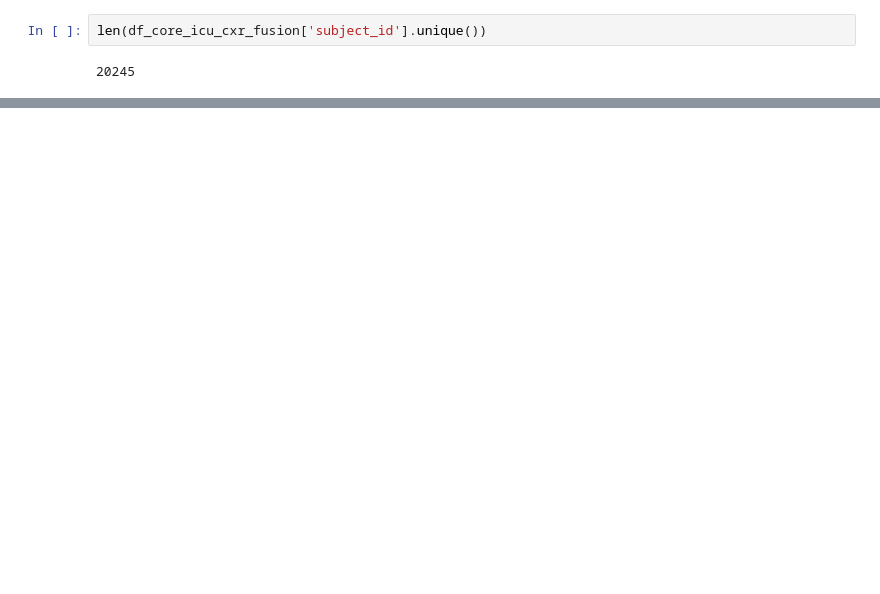
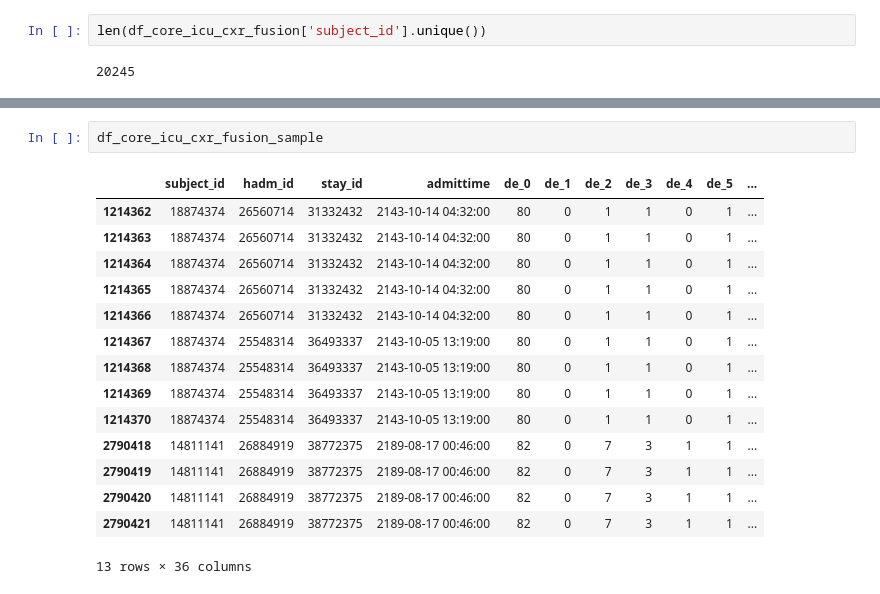
Before and after one commit to BrahimFakri/Patient-Health-Data-Analysis-And-Feature-Extraction-For-Machine-Learning, a Jupyter notebook: notebooks/demographic_embeddings.ipynb, the cells around one changed output, grey strips where cells are left out. Cells and saved outputs as stored; diff of their text form; blank space fills up the shorter version.

```diff
--- a/notebooks/demographic_embeddings.ipynb
+++ b/notebooks/demographic_embeddings.ipynb
@@ -194,0 +245,18 @@ df_core_icu_cxr_fusion.to_csv("df_core_icu_cxr_fusion.csv")
+# %%
+df_core_icu_cxr_fusion_sample
+# %% [output]
+|  | subject_id | hadm_id | stay_id | admittime | de_0 | de_1 | de_2 | de_3 | de_4 | de_5 | ... |
+| 1214362 | 18874374 | 26560714 | 31332432 | 2143-10-14 04:32:00 | 80 | 0 | 1 | 1 | 0 | 1 | ... |
+| 1214363 | 18874374 | 26560714 | 31332432 | 2143-10-14 04:32:00 | 80 | 0 | 1 | 1 | 0 | 1 | ... |
+| 1214364 | 18874374 | 26560714 | 31332432 | 2143-10-14 04:32:00 | 80 | 0 | 1 | 1 | 0 | 1 | ... |
+| 1214365 | 18874374 | 26560714 | 31332432 | 2143-10-14 04:32:00 | 80 | 0 | 1 | 1 | 0 | 1 | ... |
+| 1214366 | 18874374 | 26560714 | 31332432 | 2143-10-14 04:32:00 | 80 | 0 | 1 | 1 | 0 | 1 | ... |
+| 1214367 | 18874374 | 25548314 | 36493337 | 2143-10-05 13:19:00 | 80 | 0 | 1 | 1 | 0 | 1 | ... |
+| 1214368 | 18874374 | 25548314 | 36493337 | 2143-10-05 13:19:00 | 80 | 0 | 1 | 1 | 0 | 1 | ... |
+| 1214369 | 18874374 | 25548314 | 36493337 | 2143-10-05 13:19:00 | 80 | 0 | 1 | 1 | 0 | 1 | ... |
+| 1214370 | 18874374 | 25548314 | 36493337 | 2143-10-05 13:19:00 | 80 | 0 | 1 | 1 | 0 | 1 | ... |
+| 2790418 | 14811141 | 26884919 | 38772375 | 2189-08-17 00:46:00 | 82 | 0 | 7 | 3 | 1 | 1 | ... |
+| 2790419 | 14811141 | 26884919 | 38772375 | 2189-08-17 00:46:00 | 82 | 0 | 7 | 3 | 1 | 1 | ... |
+| 2790420 | 14811141 | 26884919 | 38772375 | 2189-08-17 00:46:00 | 82 | 0 | 7 | 3 | 1 | 1 | ... |
+| 2790421 | 14811141 | 26884919 | 38772375 | 2189-08-17 00:46:00 | 82 | 0 | 7 | 3 | 1 | 1 | ... |
+13 rows × 36 columns
```
Also changed, not shown: parts of 19 cells of this notebook, 1 other file.
